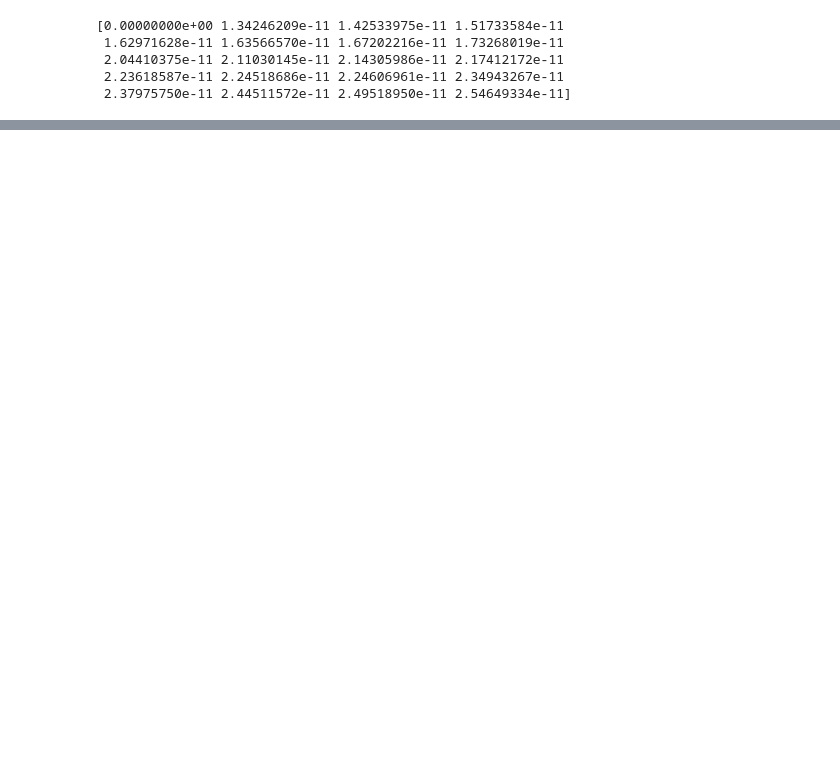
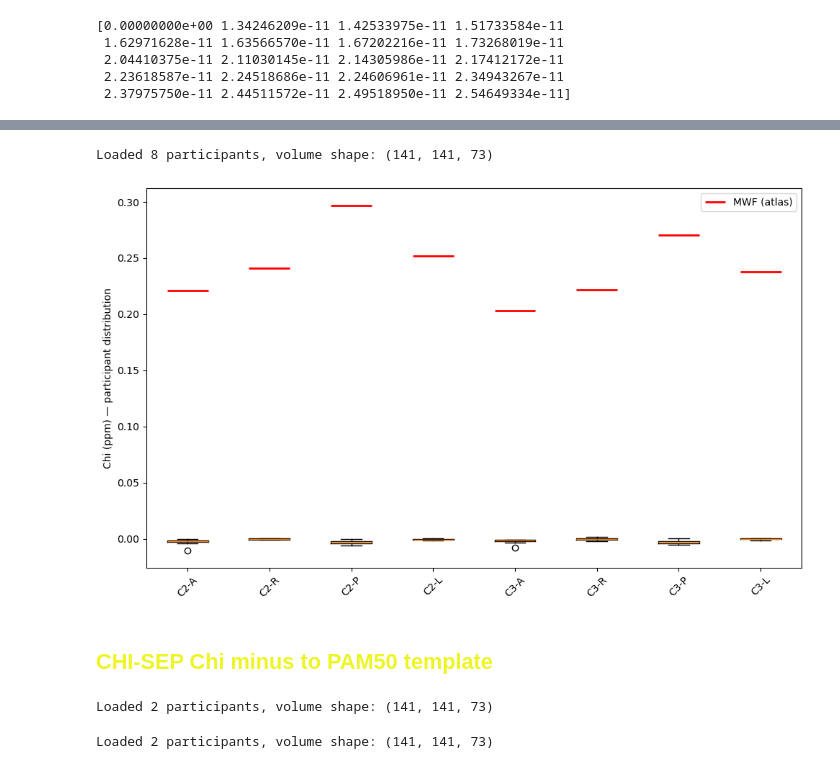
Before and after one commit to sriosq/Image-processing-strategies, a Jupyter notebook: qsm_testing/template_averaging.ipynb, the cells around one changed output, grey strips where cells are left out. Saved outputs shown, nothing was run; the diff lists cells and outputs as text; code cells hidden in the pictures; blank space fills up the shorter version.

```diff
--- a/qsm_testing/template_averaging.ipynb
+++ b/qsm_testing/template_averaging.ipynb
@@ -81,0 +172,51 @@ print(np.unique(mwf_data[mwf_data < 0.01])[:20])
+# %%
+data_dir = r"R:\soothsayer\sc_qsm\sc_qsm\neuropoly_data\registered_2_PAM50\final_crop"
+
+chi_files = sorted(glob.glob(os.path.join(data_dir, "chi_*_registered_chimap_cropped.nii.gz")))
+chi_stack = np.stack([nib.load(f).get_fdata() for f in chi_files], axis=-1)
+print(f"Loaded {chi_stack.shape[-1]} participants, volume shape: {chi_stack.shape[:3]}")
+
+mwf_data = nib.load(mwf_template).get_fdata()  # single atlas volume, no participant axis
+
+anterior_wm_data = nib.load(anterior_wm_path).get_fdata().astype(bool)
+posterior_wm_data = nib.load(posterior_wm_path).get_fdata().astype(bool)
+right_wm_data = nib.load(right_wm_path).get_fdata().astype(bool)
+left_wm_data = nib.load(left_wm_path).get_fdata().astype(bool)
+levels_data = nib.load(levels_c2c3_path).get_fdata()
+
+quad_order = ['A', 'R', 'P', 'L']
+quad_masks = {'A': anterior_wm_data, 'R': right_wm_data, 'P': posterior_wm_data, 'L': left_wm_data}
+unique_levels = sorted(int(l) for l in np.unique(levels_data) if l > 0)
+n_participants = chi_stack.shape[-1]
+
+categories, mwf_ref, chi_by_cat = [], [], []
+for lvl in unique_levels:
+    level_mask = levels_data == lvl
+    for qname in quad_order:
+        sel = quad_masks[qname] & level_mask
+        if sel.sum() == 0:
+            continue
+        categories.append(f"C{lvl}-{qname}")
+        mwf_ref.append(mwf_data[sel].mean())
+        chi_by_cat.append([chi_stack[..., p][sel].mean() for p in range(n_participants)])
+
+fig, ax = plt.subplots(figsize=(10, 6))
+positions = np.arange(len(categories))
+ax.boxplot(chi_by_cat, positions=positions, widths=0.5)
+
+for i, m in enumerate(mwf_ref):
+    ax.hlines(m, positions[i]-0.25, positions[i]+0.25, colors='red', linewidth=2,
+               label='MWF (atlas)' if i == 0 else None)
+
+ax.set_xticks(positions)
+ax.set_xticklabels(categories, rotation=45)
+ax.set_ylabel("Chi (ppm) — participant distribution")
+ax.legend()
+plt.tight_layout()
+plt.savefig("chi_dist_vs_mwf_ref.png", dpi=200)
+plt.show()
+# %% [output]
+Loaded 8 participants, volume shape: (141, 141, 73)
+[figure, added]
+# %% [markdown]
+## <span style="color:#EEF527"> CHI-SEP Chi minus to PAM50 template </span> </br>
@@ -81,0 +229,10 @@ print(np.unique(mwf_data[mwf_data < 0.01])[:20])
+# %%
+stack_minus = np.stack([nib.load(f).get_fdata() for f in chi_minus_files], axis=-1)
+print(f"Loaded {stack.shape[-1]} participants, volume shape: {stack.shape[:3]}")
+# %% [output]
+Loaded 2 participants, volume shape: (141, 141, 73)
+# %%
+stack_pos = np.stack([nib.load(f).get_fdata() for f in chi_pos_files], axis=-1)
+print(f"Loaded {stack.shape[-1]} participants, volume shape: {stack.shape[:3]}")
+# %% [output]
+Loaded 2 participants, volume shape: (141, 141, 73)
```
Also changed, not shown: parts of 32 cells of this notebook, 15 other files.
